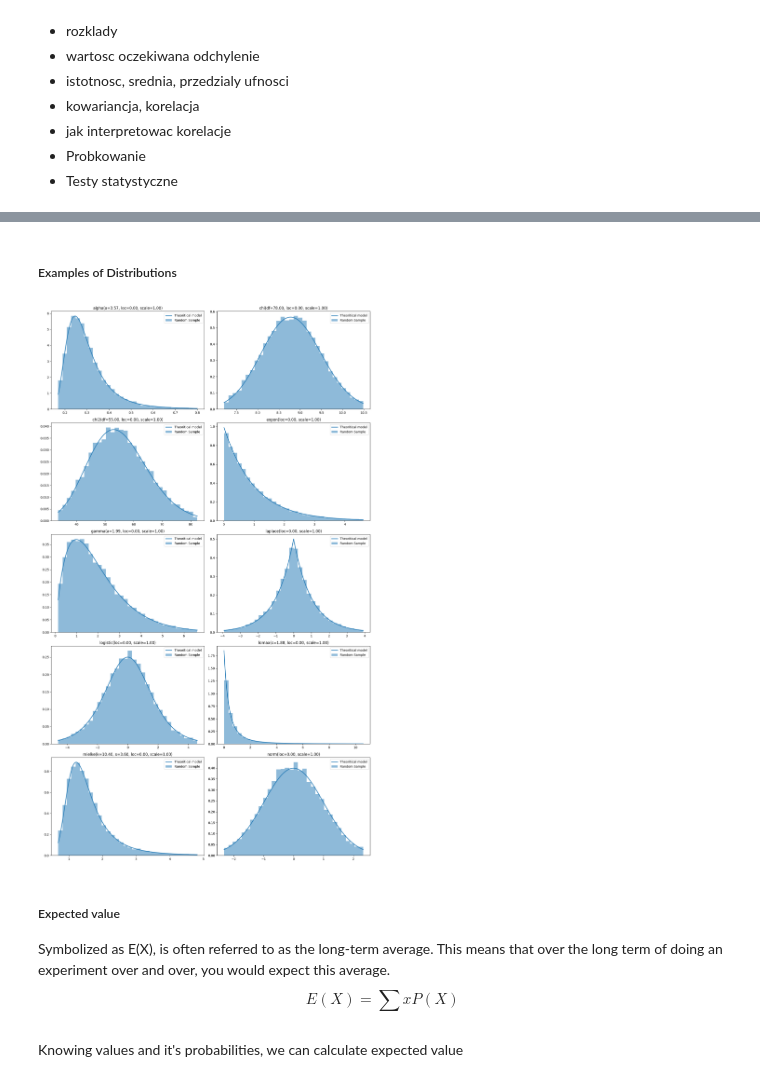
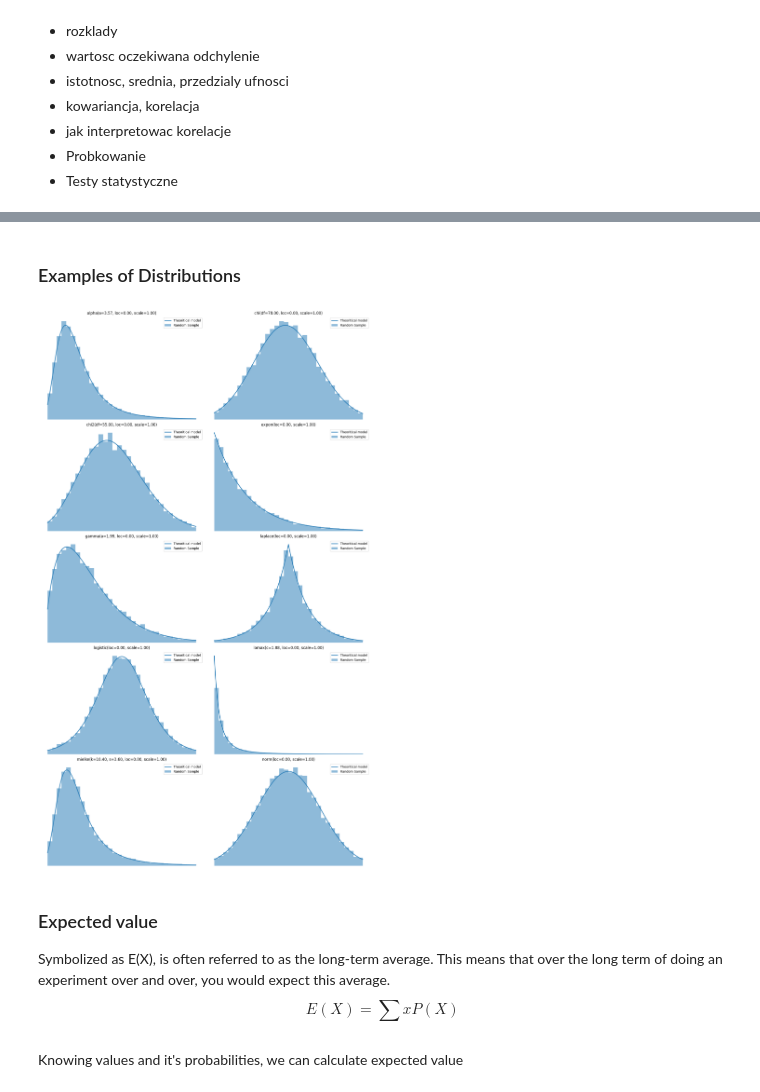
Before and after one commit to OgrodowskiJedrzej/Intro-To-Data-Science-Notebooks, a Jupyter notebook: Statistics.ipynb, the cells around one changed output, grey strips where cells are left out. Drawn from its saved outputs; the diff is of its cells as text; code cells hidden in the pictures.

```diff
--- a/Statistics.ipynb
+++ b/Statistics.ipynb
@@ -40,5 +51,5 @@ The cumulative distribution function (CDF) $F(x)$ is the probability that the ra
 # %% [markdown]
-##### Examples of Distributions
+### Examples of Distributions
 # %%
 import numpy as np
 import pandas as pd
@@ -83,36 +94,38 @@ for distribution in DISTRIBUTIONS:
         plotData.append({
             'pdf': pdf,
             'hist': hist,
             'title': title
         })
 
     except Exception as e:
         print(f'could not create data for {distribution.dist.name}: {e}')
 
 n_plots = len(plotData)
 n_cols = 2
 n_rows = (n_plots + 1) // n_cols
 fig, axes = plt.subplots(n_rows, n_cols, figsize=(15, n_rows * 5))
 
 for i, data in enumerate(plotData):
     ax = axes[i // n_cols, i % n_cols]
     w = abs(abs(data['hist'].index[0]) - abs(data['hist'].index[1]))
 
     data['pdf'].plot(kind='line', label='Theoritical model', legend=True, lw=2, ax=ax)
     ax.bar(data['hist'].index, data['hist'].values,
            label='Random Sample', width=w, align='center', alpha=0.5)
     ax.set_title(data['title'])
     ax.legend()
+    ax.axis('off')
 
 for j in range(i + 1, n_rows * n_cols):
     fig.delaxes(axes.flatten()[j])
 
+
 plt.tight_layout()
 plt.show()
 # %% [output]
-[figure, old version]
+[figure, new version]
 # %% [markdown]
-##### Expected value
+### Expected value
 Symbolized as E(X), is often referred to as the long-term average. This means that over the long term of doing an experiment over and over, you would expect this average.
 $$E(X)=\sum xP(X)$$
 # %% [markdown]
```
Also changed, not shown: parts of 8 cells of this notebook.
